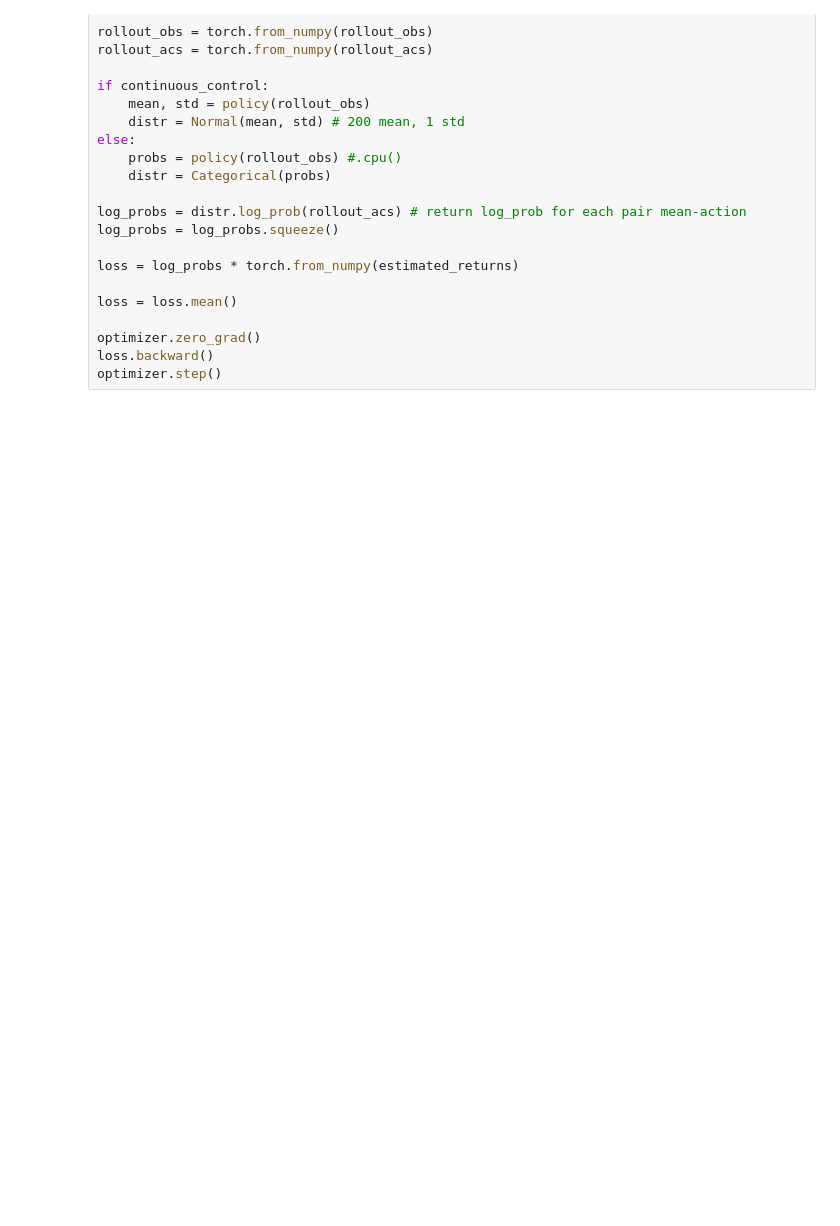
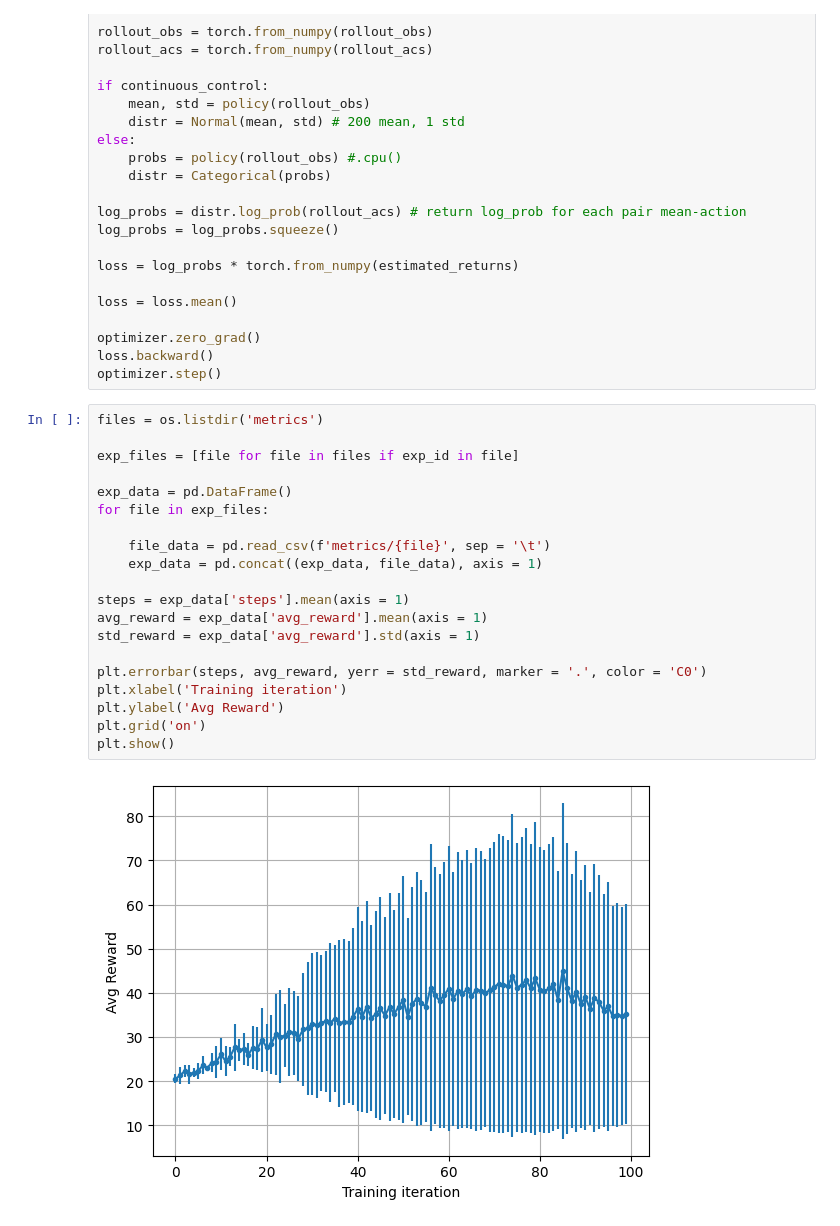
Before and after one commit to sebatinoco/T3_PolicyGradients, a Jupyter notebook: test.ipynb, the cells around one changed output. Cells and saved outputs as stored; diff of their text form; blank space fills up the shorter version.

Commit message:
fixed train_agent, added plot_experiment

```diff
--- a/test.ipynb
+++ b/test.ipynb
@@ -230,3 +230,25 @@ loss = loss.mean()
 optimizer.zero_grad()
 loss.backward()
 optimizer.step()
+# %%
+files = os.listdir('metrics')
+
+exp_files = [file for file in files if exp_id in file]
+
+exp_data = pd.DataFrame()
+for file in exp_files:
+
+    file_data = pd.read_csv(f'metrics/{file}', sep = '\t')
+    exp_data = pd.concat((exp_data, file_data), axis = 1)
+
+steps = exp_data['steps'].mean(axis = 1)
+avg_reward = exp_data['avg_reward'].mean(axis = 1)
+std_reward = exp_data['avg_reward'].std(axis = 1)
+
+plt.errorbar(steps, avg_reward, yerr = std_reward, marker = '.', color = 'C0')
+plt.xlabel('Training iteration')
+plt.ylabel('Avg Reward')
+plt.grid('on')
+plt.show()
+# %% [output]
+[figure, added]
```
Also changed, not shown: parts of 1 cell of this notebook, 15 other files.
